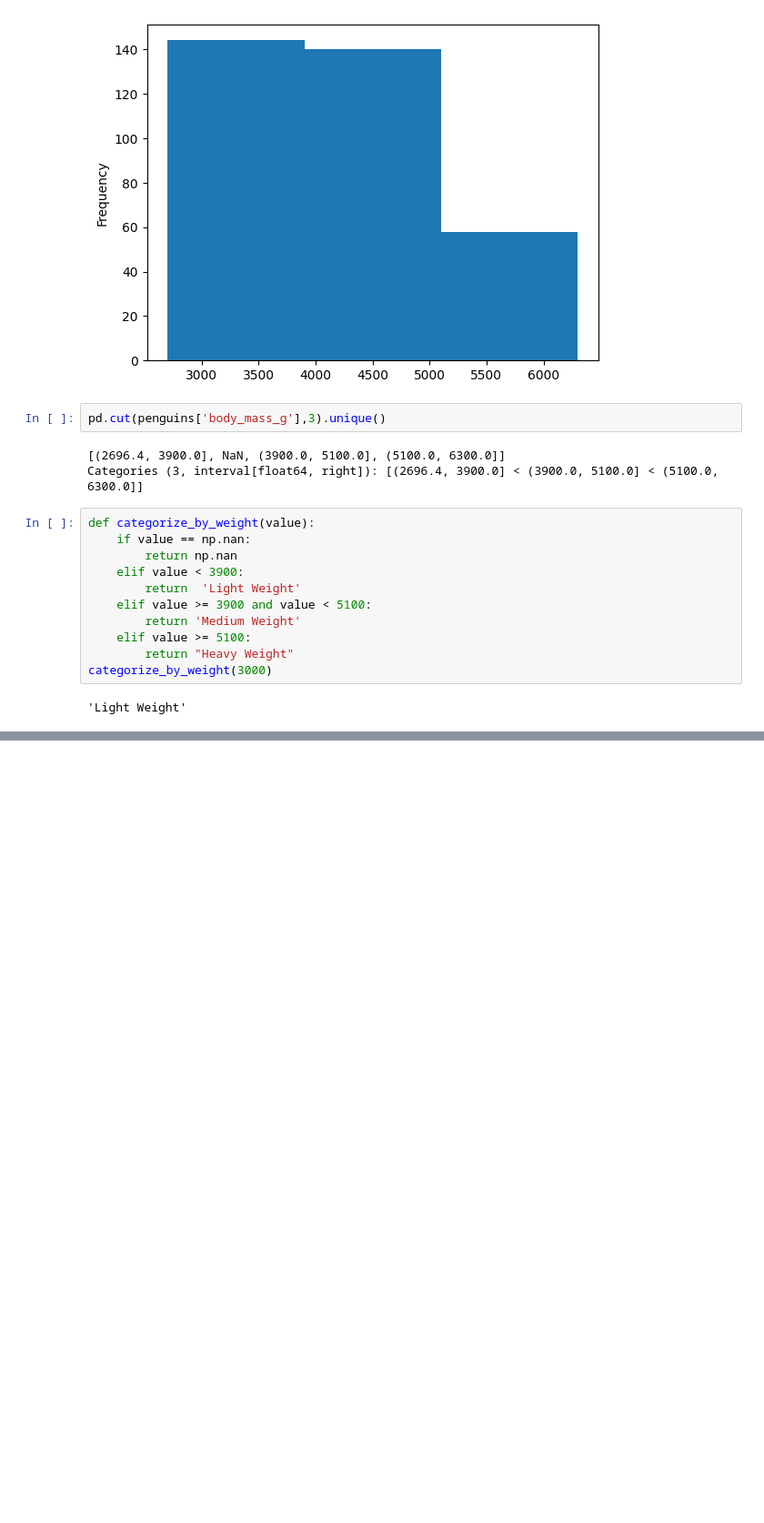
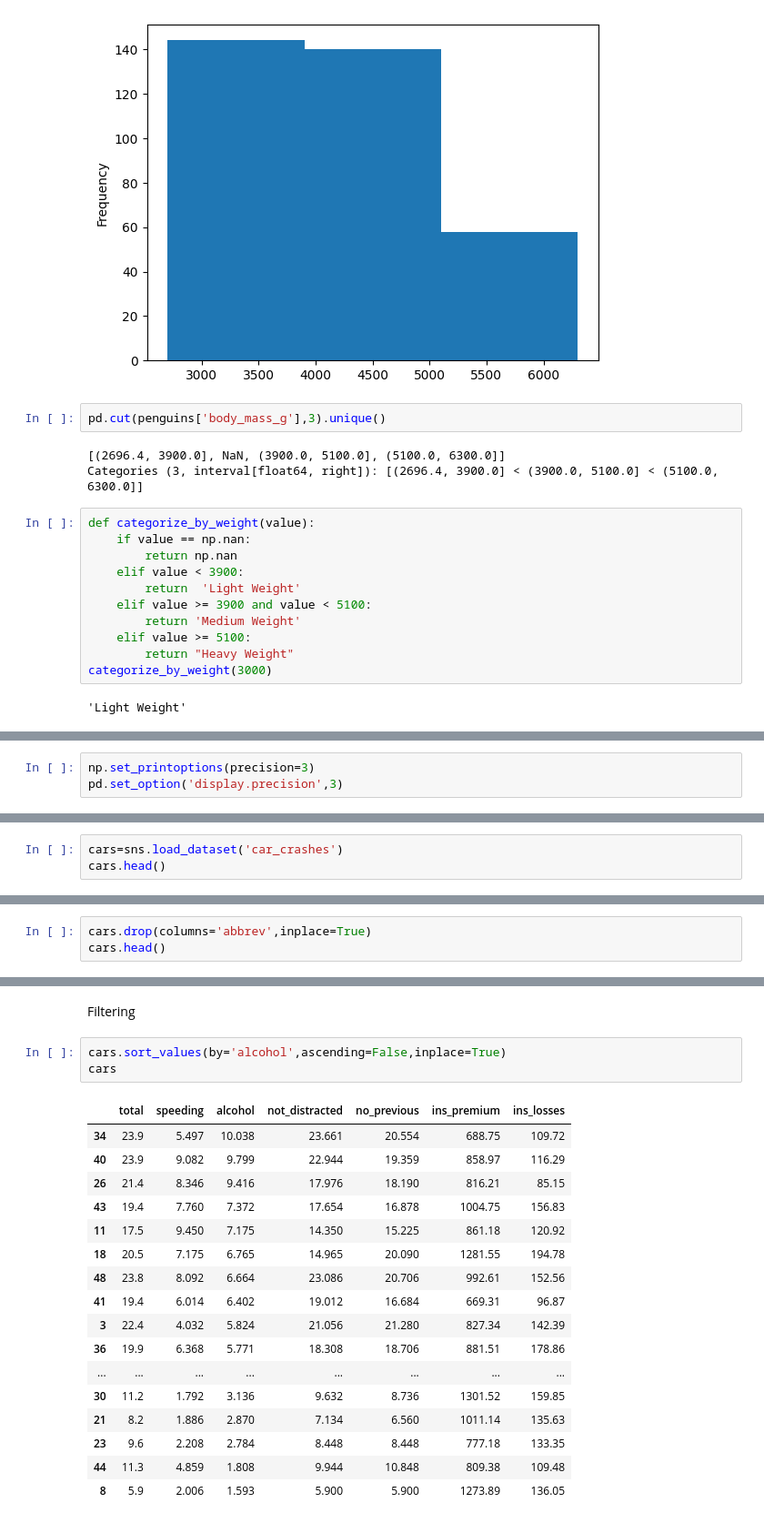
Before and after one commit to shreyapuri11/digipodium_data-analytics, a Jupyter notebook: data_analysis/data_analysis.ipynb, the cells around one changed output, grey strips where cells are left out. Shown: that part at 91% size. Cells and saved outputs as stored; diff of their text form; blank space fills up the shorter version.

```diff
--- a/data_analysis/data_analysis.ipynb
+++ b/data_analysis/data_analysis.ipynb
@@ -492,0 +583,3 @@ categorize_by_weight(3000)
+# %%
+np.set_printoptions(precision=3)
+pd.set_option('display.precision',3)
@@ -492,0 +696,3 @@ categorize_by_weight(3000)
+# %%
+cars=sns.load_dataset('car_crashes')
+cars.head()
@@ -492,0 +726,3 @@ categorize_by_weight(3000)
+# %%
+cars.drop(columns='abbrev',inplace=True)
+cars.head()
@@ -492,0 +736,23 @@ categorize_by_weight(3000)
+# %% [markdown]
+Filtering
+# %%
+cars.sort_values(by='alcohol',ascending=False,inplace=True)
+cars
+# %% [output]
+|  | total | speeding | alcohol | not_distracted | no_previous | ins_premium | ins_losses |
+| 34 | 23.9 | 5.497 | 10.038 | 23.661 | 20.554 | 688.75 | 109.72 |
+| 40 | 23.9 | 9.082 | 9.799 | 22.944 | 19.359 | 858.97 | 116.29 |
+| 26 | 21.4 | 8.346 | 9.416 | 17.976 | 18.190 | 816.21 | 85.15 |
+| 43 | 19.4 | 7.760 | 7.372 | 17.654 | 16.878 | 1004.75 | 156.83 |
+| 11 | 17.5 | 9.450 | 7.175 | 14.350 | 15.225 | 861.18 | 120.92 |
+| 18 | 20.5 | 7.175 | 6.765 | 14.965 | 20.090 | 1281.55 | 194.78 |
+| 48 | 23.8 | 8.092 | 6.664 | 23.086 | 20.706 | 992.61 | 152.56 |
+| 41 | 19.4 | 6.014 | 6.402 | 19.012 | 16.684 | 669.31 | 96.87 |
+| 3 | 22.4 | 4.032 | 5.824 | 21.056 | 21.280 | 827.34 | 142.39 |
+| 36 | 19.9 | 6.368 | 5.771 | 18.308 | 18.706 | 881.51 | 178.86 |
+| ... | ... | ... | ... | ... | ... | ... | ... |
+| 30 | 11.2 | 1.792 | 3.136 | 9.632 | 8.736 | 1301.52 | 159.85 |
+| 21 | 8.2 | 1.886 | 2.870 | 7.134 | 6.560 | 1011.14 | 135.63 |
+| 23 | 9.6 | 2.208 | 2.784 | 8.448 | 8.448 | 777.18 | 133.35 |
+| 44 | 11.3 | 4.859 | 1.808 | 9.944 | 10.848 | 809.38 | 109.48 |
+| 8 | 5.9 | 2.006 | 1.593 | 5.900 | 5.900 | 1273.89 | 136.05 |
```
Also changed, not shown: parts of 27 cells of this notebook, 1 other file.
